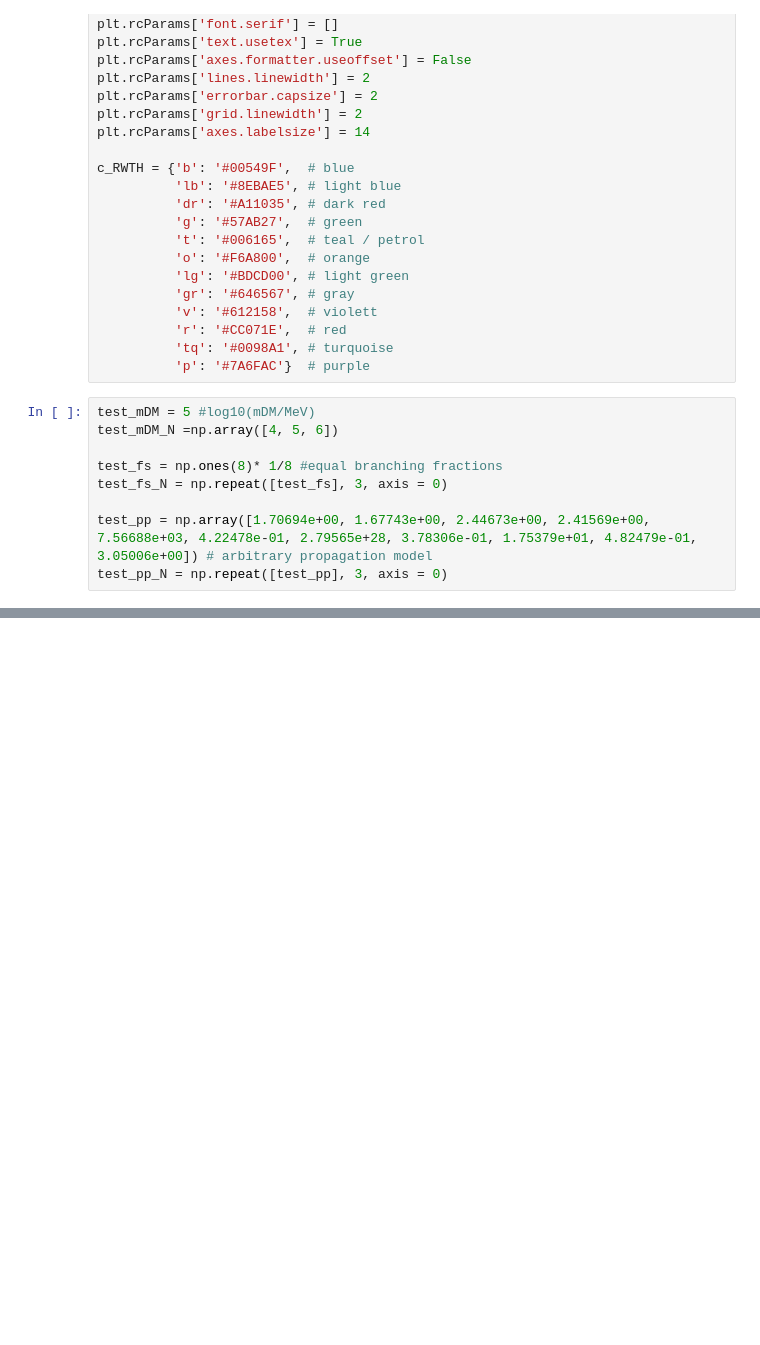
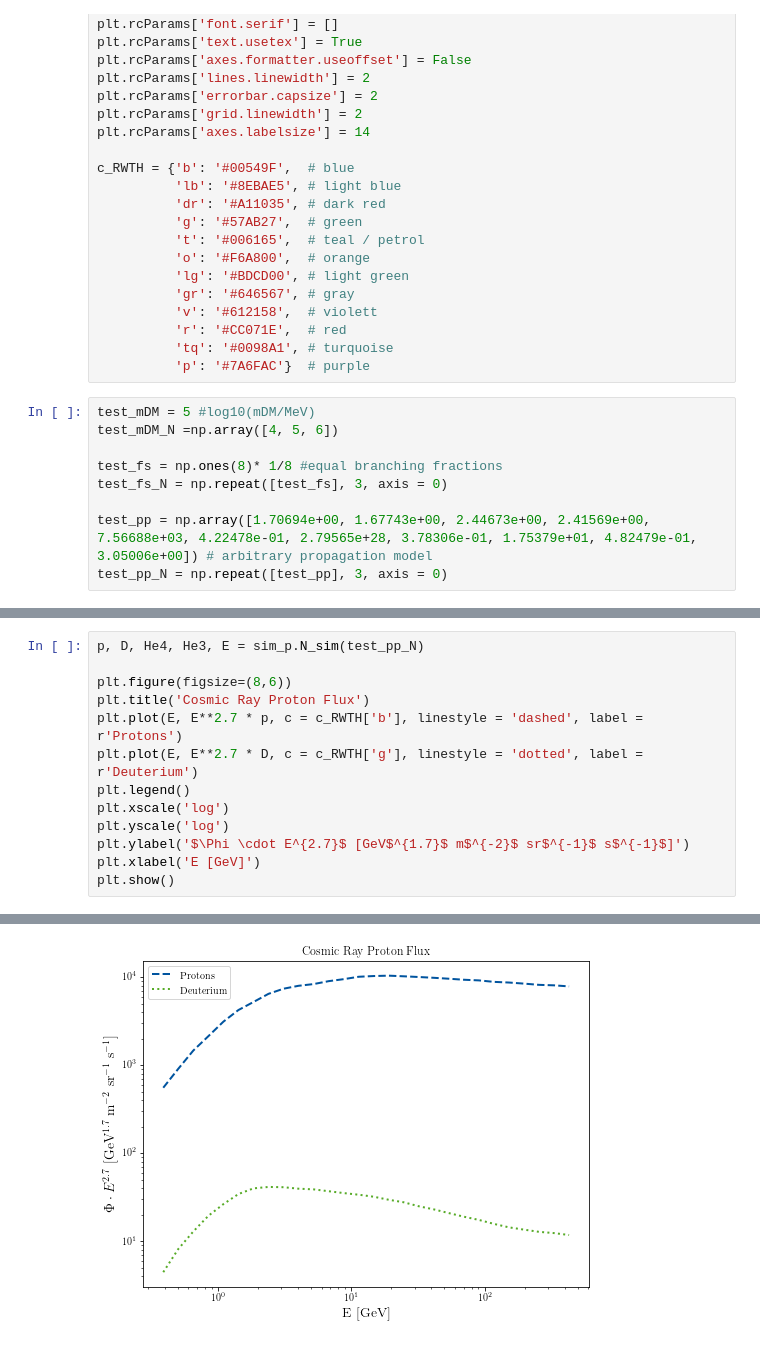
Before and after one commit to kathrinnp/DarkRayNet, a Jupyter notebook: test_example.ipynb, the cells around one changed output, grey strips where cells are left out. Saved outputs shown, nothing was run; the diff lists cells and outputs as text; blank space fills up the shorter version.

```diff
--- a/test_example.ipynb
+++ b/test_example.ipynb
@@ -66,0 +76,14 @@ plt.show()
+# %%
+p, D, He4, He3, E = sim_p.N_sim(test_pp_N)
+
+plt.figure(figsize=(8,6))
+plt.title('Cosmic Ray Proton Flux')
+plt.plot(E, E**2.7 * p, c = c_RWTH['b'], linestyle = 'dashed', label = r'Protons')
+plt.plot(E, E**2.7 * D, c = c_RWTH['g'], linestyle = 'dotted', label = r'Deuterium')
+plt.legend()
+plt.xscale('log')
+plt.yscale('log')
+plt.ylabel('$\Phi \cdot E^{2.7}$ [GeV$^{1.7}$ m$^{-2}$ sr$^{-1}$ s$^{-1}$]')
+plt.xlabel('E [GeV]')
+plt.show()
+# %% [output]
@@ -66,0 +94 @@ plt.show()
+[figure, added]
```
Also changed, not shown: parts of 5 cells of this notebook, 17 other files.
